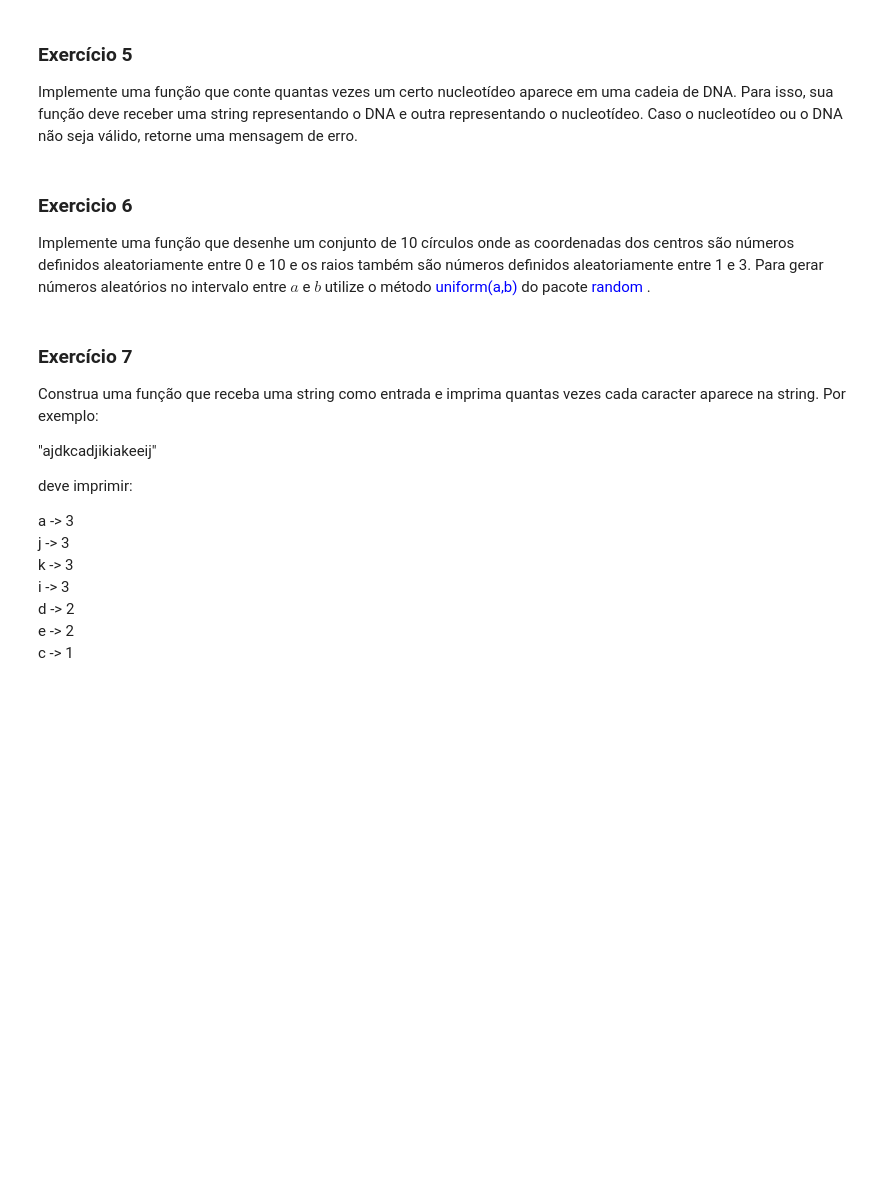
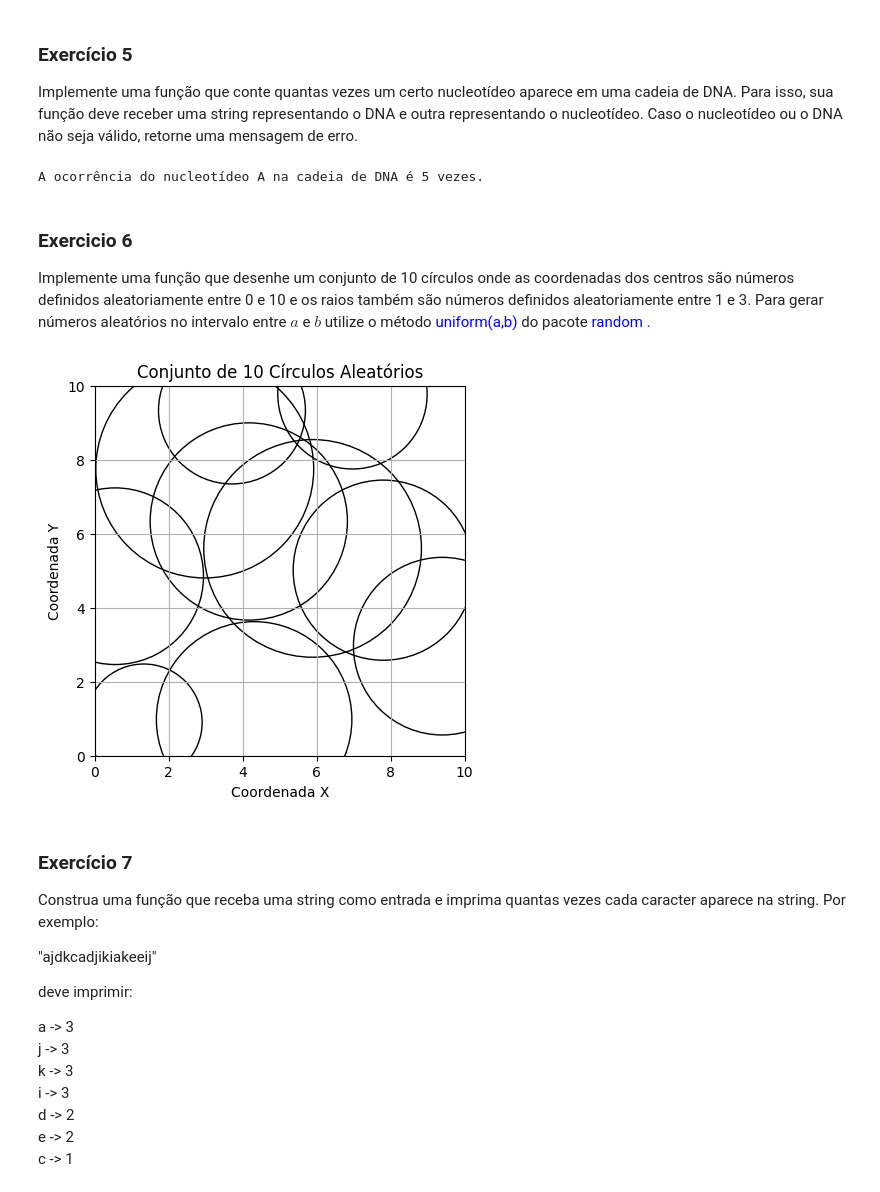
Before and after one commit to Biangelica/Data-Science-MBA-CEMEAI, a Jupyter notebook: Programação para Iniciantes/Aula 4/funcoes_e_graficos_exercicios.ipynb, the cells around one changed output. Cells and saved outputs as stored; diff of their text form; code cells hidden in the pictures; blank space fills up the shorter version.

```diff
--- a/Programação para Iniciantes/Aula 4/funcoes_e_graficos_exercicios.ipynb
+++ b/Programação para Iniciantes/Aula 4/funcoes_e_graficos_exercicios.ipynb
@@ -55,3 +161,21 @@ Implemente uma função que conte quantas vezes um certo nucleotídeo aparece em
+# %%
+# Solucao
+
+def contar_nucleotideo(cadeia_dna, nucleotideo):
+    if set(cadeia_dna) - set("ACGT") or nucleotideo not in "ACGT":
+        return "Erro: DNA ou nucleotídeo inválido."
+
+    contagem = cadeia_dna.count(nucleotideo)
+    return f"A ocorrência do nucleotídeo {nucleotideo} na cadeia de DNA é {contagem} vezes."
+
+# Exemplo de uso
+cadeia_dna_exemplo = "GCATCGATAGCTAGCTA"
+nucleotideo_exemplo = "A"
+
+resultado_contagem = contar_nucleotideo(cadeia_dna_exemplo, nucleotideo_exemplo)
+print(resultado_contagem)
+# %% [output]
+A ocorrência do nucleotídeo A na cadeia de DNA é 5 vezes.
 # %% [markdown]
 ### Exercicio 6
 Implemente uma função que desenhe um conjunto de 10 círculos onde as coordenadas dos centros são números definidos aleatoriamente entre 0 e 10 e os raios também são números definidos aleatoriamente entre 1 e 3. Para gerar números aleatórios no intervalo entre $a$ e $b$ utilize o método <font color='blue'> uniform(a,b) </font> do pacote <font color='blue'> random </font>.
@@ -60,3 +182,34 @@ Implemente uma função que desenhe um conjunto de 10 círculos onde as coordena
+# %%
+# Solucao
+
+import matplotlib.pyplot as plt
+from matplotlib.patches import Circle
+import random
+
+def desenhar_circulos():
+    fig, ax = plt.subplots()
+
+    for _ in range(10):
+        centro_x = random.uniform(0, 10)
+        centro_y = random.uniform(0, 10)
+        raio = random.uniform(1, 3)
+
+        circulo = Circle((centro_x, centro_y), raio, edgecolor='black', facecolor='none')
+        ax.add_patch(circulo)
+
+    ax.set_aspect('equal', adjustable='box')
+    plt.xlim(0, 10)
+    plt.ylim(0, 10)
+    plt.title('Conjunto de 10 Círculos Aleatórios')
+    plt.xlabel('Coordenada X')
+    plt.ylabel('Coordenada Y')
+    plt.grid(True)
+    plt.show()
+
+# Exemplo de uso
+desenhar_circulos()
+# %% [output]
+[figure, added]
 # %% [markdown]
 ### Exercício 7
 Construa uma função que receba uma string como entrada e imprima quantas vezes cada caracter aparece na string. Por exemplo:
```
Also changed, not shown: parts of 14 cells of this notebook.
